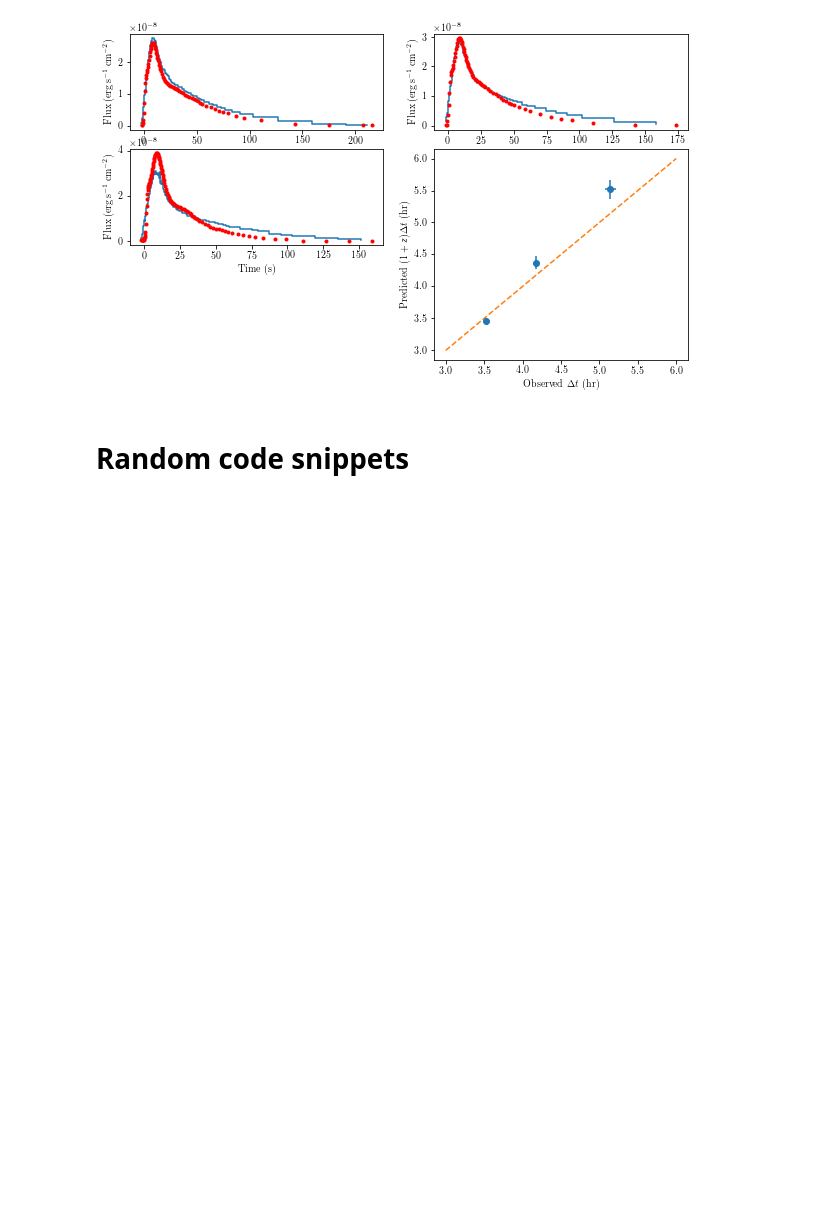
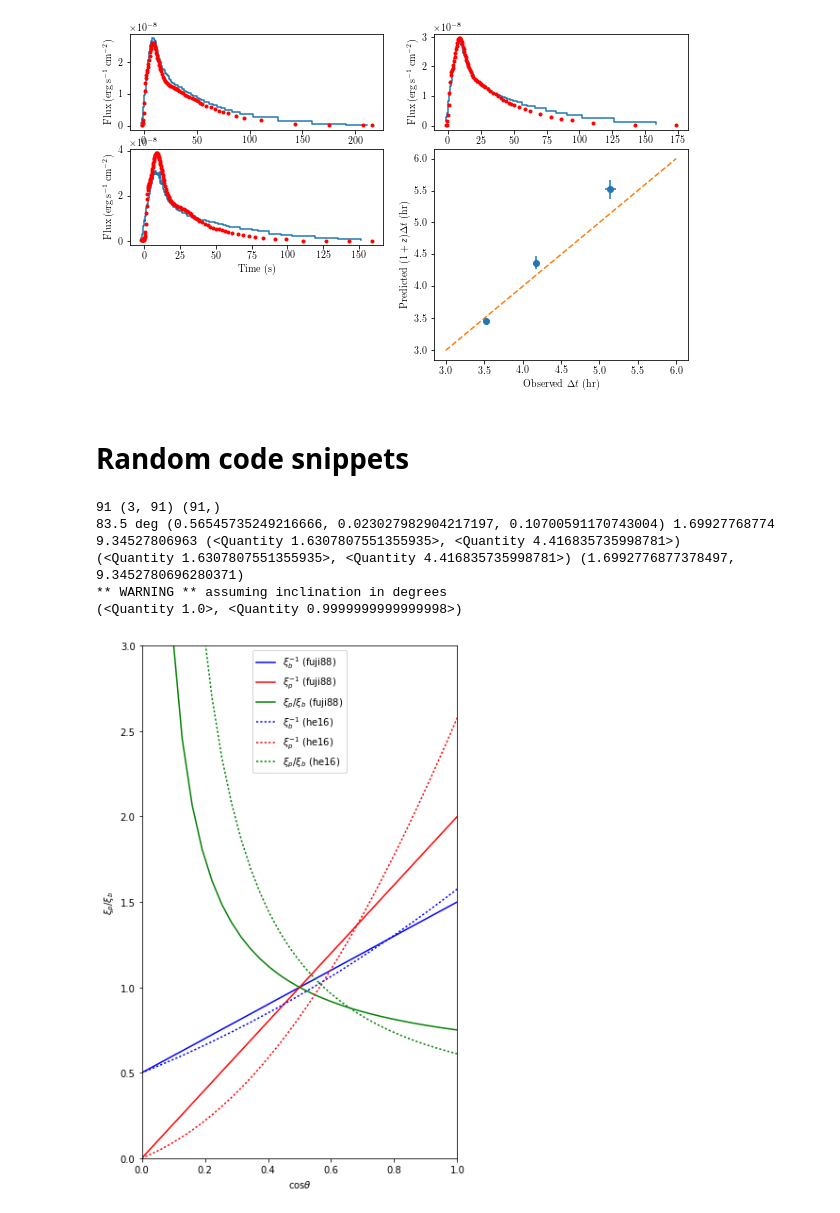
Before and after one commit to outs1der/concord, a Jupyter notebook: Burst class for MINBAR.ipynb, the cells around one changed output. Saved outputs shown, nothing was run; the diff lists cells and outputs as text; code cells hidden in the pictures; blank space fills up the shorter version.

Commit message:
Created separate anisotropy.py; added he16 model (default)

```diff
--- a/Burst class for MINBAR.ipynb
+++ b/Burst class for MINBAR.ipynb
@@ -437,6 +438,35 @@ fig.set_size_inches(10,6)
 [figure]
 # %% [markdown]
 # Random code snippets
+# %%
+# Testing anisotropy.py
+
+from anisotropy import *
+from scipy.interpolate import interp1d
+
+%matplotlib inline
+
+a=ascii.read('anisotropy_he16.txt')
+v=np.stack((a['col2'],a['col3'],a['col4']),axis=1).T
+print (len(a['col1']),np.shape(v),np.shape(a['col1']))
+
+
+# f = interp1d(a['col1'],a['col2'])
+f = interp1d(a['col1'],v)
+i_test = 83.5*u.degree
+# print (83.5,f(83.5),anisotropy(83.5))
+a, b, c = f(i_test)
+print (i_test,(a,b,c),1./(a+b),1./c,anisotropy(i_test))
+
+print (anisotropy(i_test),anisotropy(i_test,model='he16'))
+print (anisotropy(60.,test=True))
+# %% [output]
+91 (3, 91) (91,)
+83.5 deg (0.56545735249216666, 0.023027982904217197, 0.10700591170743004) 1.69927768774 9.34527806963 (<Quantity 1.6307807551355935>, <Quantity 4.416835735998781>)
+(<Quantity 1.6307807551355935>, <Quantity 4.416835735998781>) (1.6992776877378497, 9.3452780696280371)
+** WARNING ** assuming inclination in degrees
+(<Quantity 1.0>, <Quantity 0.9999999999999998>)
+[figure, added]
 # %%
 # testing decode_LaTeX
 
```
Also changed, not shown: parts of 1 cell of this notebook, 3 other files.
